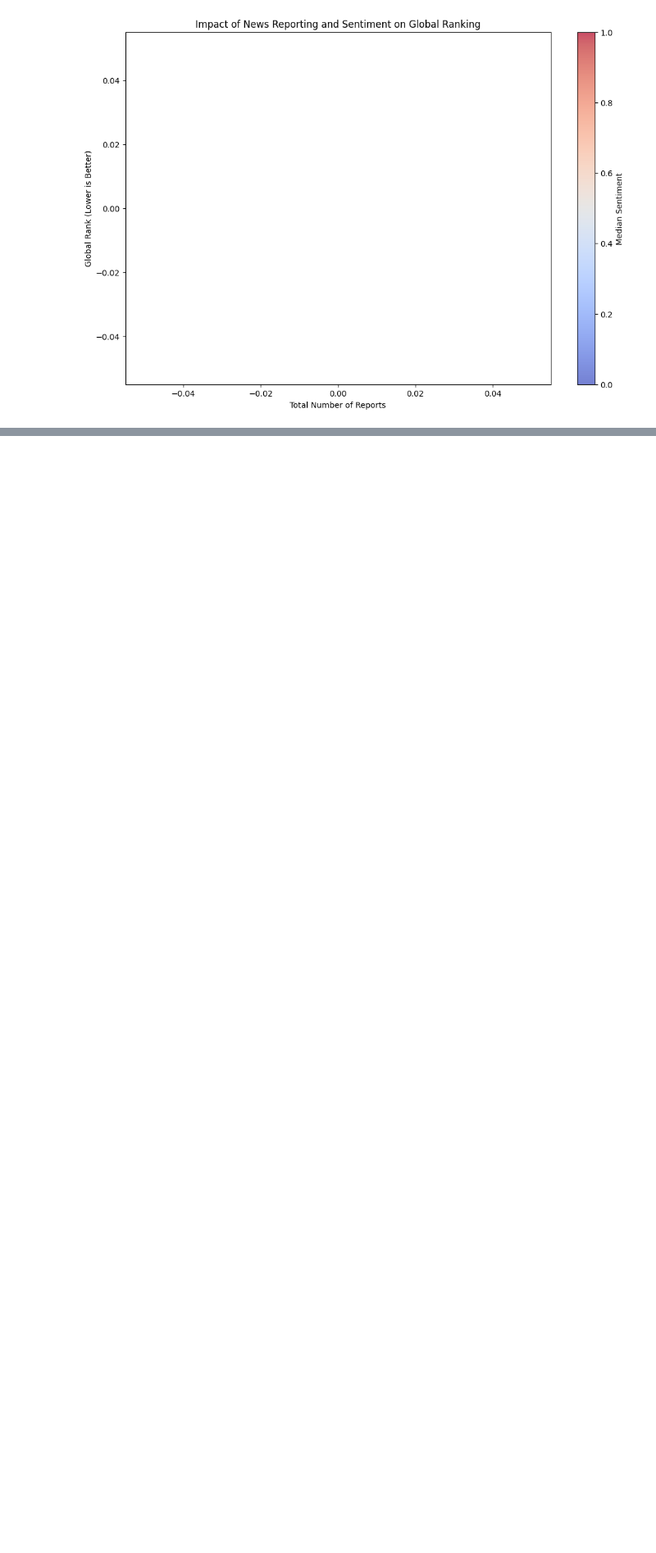
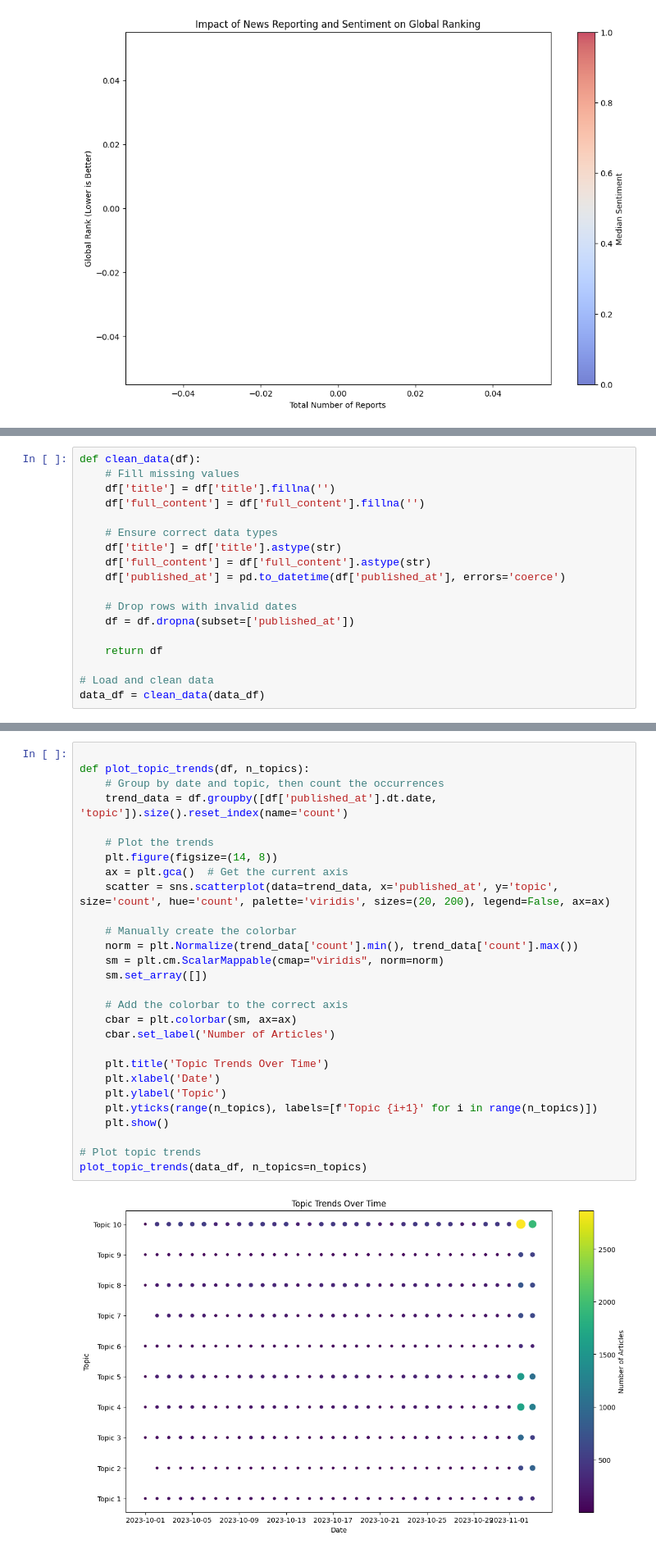
Before and after one commit to ararso1/10Academy-Intensive-Training-Week-0, a Jupyter notebook: notebooks/parse_news_data.ipynb, the cells around one changed output, grey strips where cells are left out. Shown at 82% size. Saved outputs shown, nothing was run; the diff lists cells and outputs as text; blank space fills up the shorter version.

```diff
--- a/notebooks/parse_news_data.ipynb
+++ b/notebooks/parse_news_data.ipynb
@@ -408,0 +470,18 @@ plt.show()
+# %%
+def clean_data(df):
+    # Fill missing values
+    df['title'] = df['title'].fillna('')
+    df['full_content'] = df['full_content'].fillna('')
+
+    # Ensure correct data types
+    df['title'] = df['title'].astype(str)
+    df['full_content'] = df['full_content'].astype(str)
+    df['published_at'] = pd.to_datetime(df['published_at'], errors='coerce')
+
+    # Drop rows with invalid dates
+    df = df.dropna(subset=['published_at'])
+
+    return df
+
+# Load and clean data
+data_df = clean_data(data_df)
@@ -408,0 +554,30 @@ plt.show()
+# %%
+
+def plot_topic_trends(df, n_topics):
+    # Group by date and topic, then count the occurrences
+    trend_data = df.groupby([df['published_at'].dt.date, 'topic']).size().reset_index(name='count')
+
+    # Plot the trends
+    plt.figure(figsize=(14, 8))
+    ax = plt.gca()  # Get the current axis
+    scatter = sns.scatterplot(data=trend_data, x='published_at', y='topic', size='count', hue='count', palette='viridis', sizes=(20, 200), legend=False, ax=ax)
+
+    # Manually create the colorbar
+    norm = plt.Normalize(trend_data['count'].min(), trend_data['count'].max())
+    sm = plt.cm.ScalarMappable(cmap="viridis", norm=norm)
+    sm.set_array([])
+
+    # Add the colorbar to the correct axis
+    cbar = plt.colorbar(sm, ax=ax)
+    cbar.set_label('Number of Articles')
+
+    plt.title('Topic Trends Over Time')
+    plt.xlabel('Date')
+    plt.ylabel('Topic')
+    plt.yticks(range(n_topics), labels=[f'Topic {i+1}' for i in range(n_topics)])
+    plt.show()
+
+# Plot topic trends
+plot_topic_trends(data_df, n_topics=n_topics)
+# %% [output]
+[figure, added]
```
Also changed, not shown: parts of 7 cells of this notebook, 2 other files.
